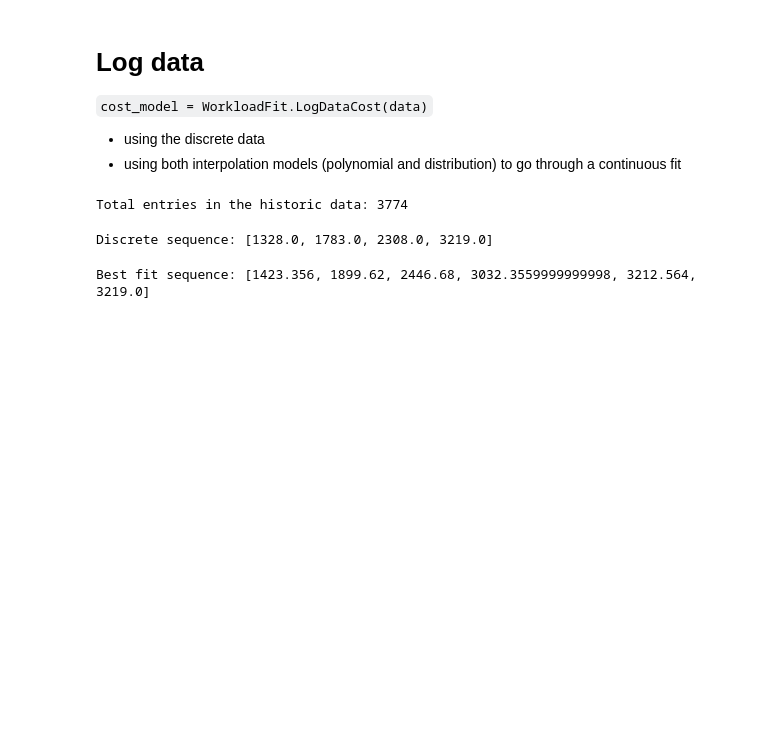
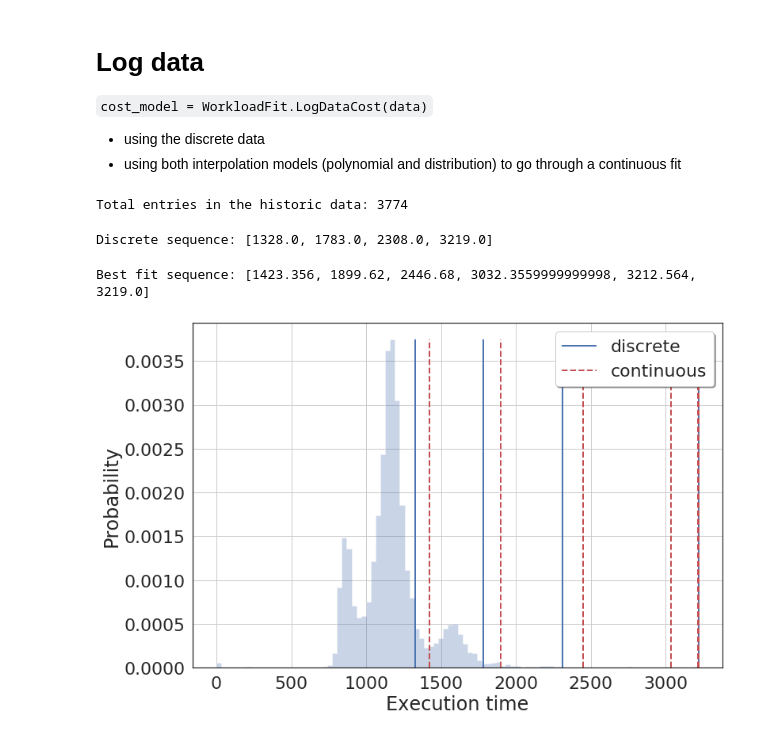
Before and after one commit to vanderbiltscl/SpeculativeScheduling, a Jupyter notebook: workload/example_get_sequence.ipynb, the cells around one changed output. Drawn from its saved outputs; the diff is of its cells as text; code cells hidden in the pictures; blank space fills up the shorter version.

Commit message:
plot the data and the sequence of requests

```diff
--- a/workload/example_get_sequence.ipynb
+++ b/workload/example_get_sequence.ipynb
@@ -15,6 +15,8 @@ import seaborn as sns
 import scipy.stats as st
 
 import WorkloadFit
+# %%
+bins=100
 # %% [markdown]
 # Log data
 
@@ -29,9 +31,9 @@ print("Total entries in the historic data: %d" %(len(data)))
 # %% [output]
 Total entries in the historic data: 3774
 # %%
-wf = WorkloadFit.WorkloadFit(data, bins=100)
-sequence = wf.compute_discrete_sequence()
-print("Discrete sequence: %s" %(sequence))
+wf = WorkloadFit.WorkloadFit(data, bins=bins)
+discrete_sequence = wf.compute_discrete_sequence()
+print("Discrete sequence: %s" %(discrete_sequence))
 # %% [output]
 Discrete sequence: [1328.0, 1783.0, 2308.0, 3219.0]
 # %%
@@ -41,3 +43,29 @@ sequence = wf.compute_interpolation_sequence()
 print("Best fit sequence: %s" %(sequence))
 # %% [output]
 Best fit sequence: [1423.356, 1899.62, 2446.68, 3032.3559999999998, 3212.564, 3219.0]
+# %%
+y, x = np.histogram(data, bins=bins, density=True)
+x = (x + np.roll(x, -1))[:-1] / 2.0
+
+fig, ax = plt.subplots(figsize=(12,8))
+sns.set(font_scale=2)
+sns.set_style("white")
+ax.hist(data, bins=bins, density=True, histtype='stepfilled', alpha=0.3)
+
+ax.vlines(discrete_sequence[0], min(y), max(y), colors='b', lw=2,
+          linestyles='solid', label='discrete')
+for i in range(1,len(discrete_sequence)):
+    ax.vlines(discrete_sequence[i], min(y), max(y), colors='b', lw=2, linestyles='solid')
+
+ax.vlines(sequence[0], min(y), max(y), colors='r', linestyles='dashed', lw=2, label='continuous')
+for i in range(1,len(sequence)):
+    ax.vlines(sequence[i], min(y), max(y), colors='r', linestyles='dashed', lw=2)
+#ax.vlines(max(data), min(y), max(y), colors='k', linestyles='solid')
+
+ax.legend(shadow=True)
+plt.grid(True)
+ax.set_xlabel('Execution time')
+ax.set_ylabel('Probability')
+plt.show()
+# %% [output]
+[figure, added]
```
